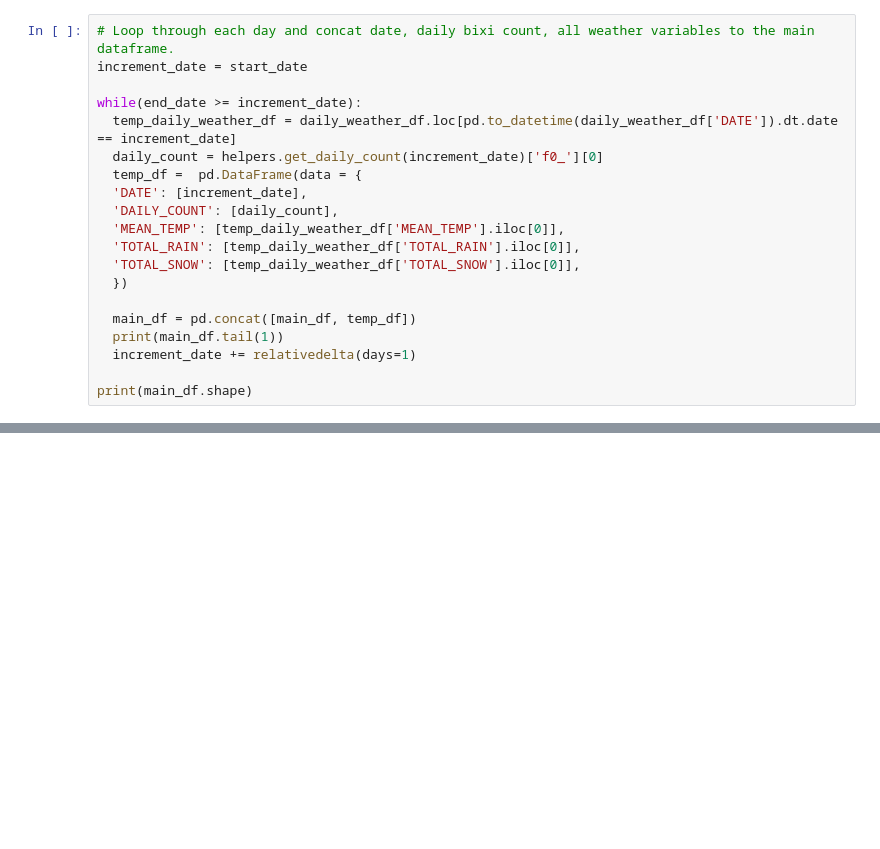
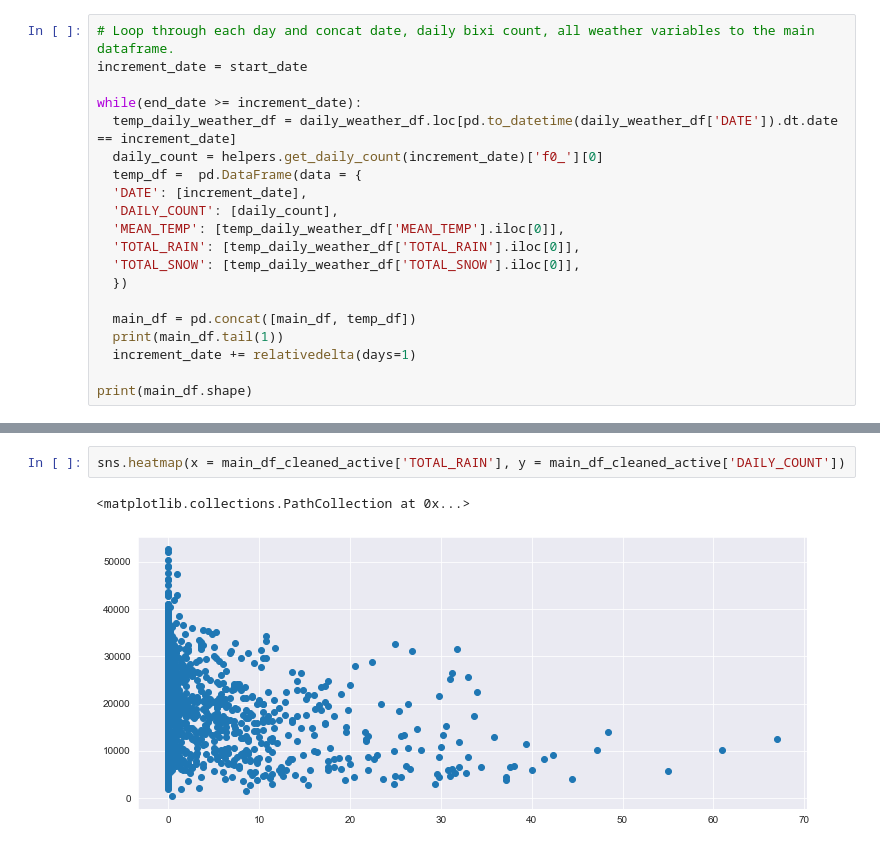
Before and after one commit to alexlangev/bixi-montreal, a Jupyter notebook: main.ipynb, the cells around one changed output, grey strips where cells are left out. Drawn from its saved outputs; the diff is of its cells as text; blank space fills up the shorter version.

Commit message:
replaced matplotlib with seaborn

```diff
--- a/main.ipynb
+++ b/main.ipynb
@@ -87,0 +208,5 @@ Name: DATE, dtype: object
+# %%
+sns.heatmap(x = main_df_cleaned_active['TOTAL_RAIN'], y = main_df_cleaned_active['DAILY_COUNT'])
+# %% [output]
+<matplotlib.collections.PathCollection at 0x...>
+[figure, added]
```
Also changed, not shown: parts of 27 cells of this notebook, 3 other files.
